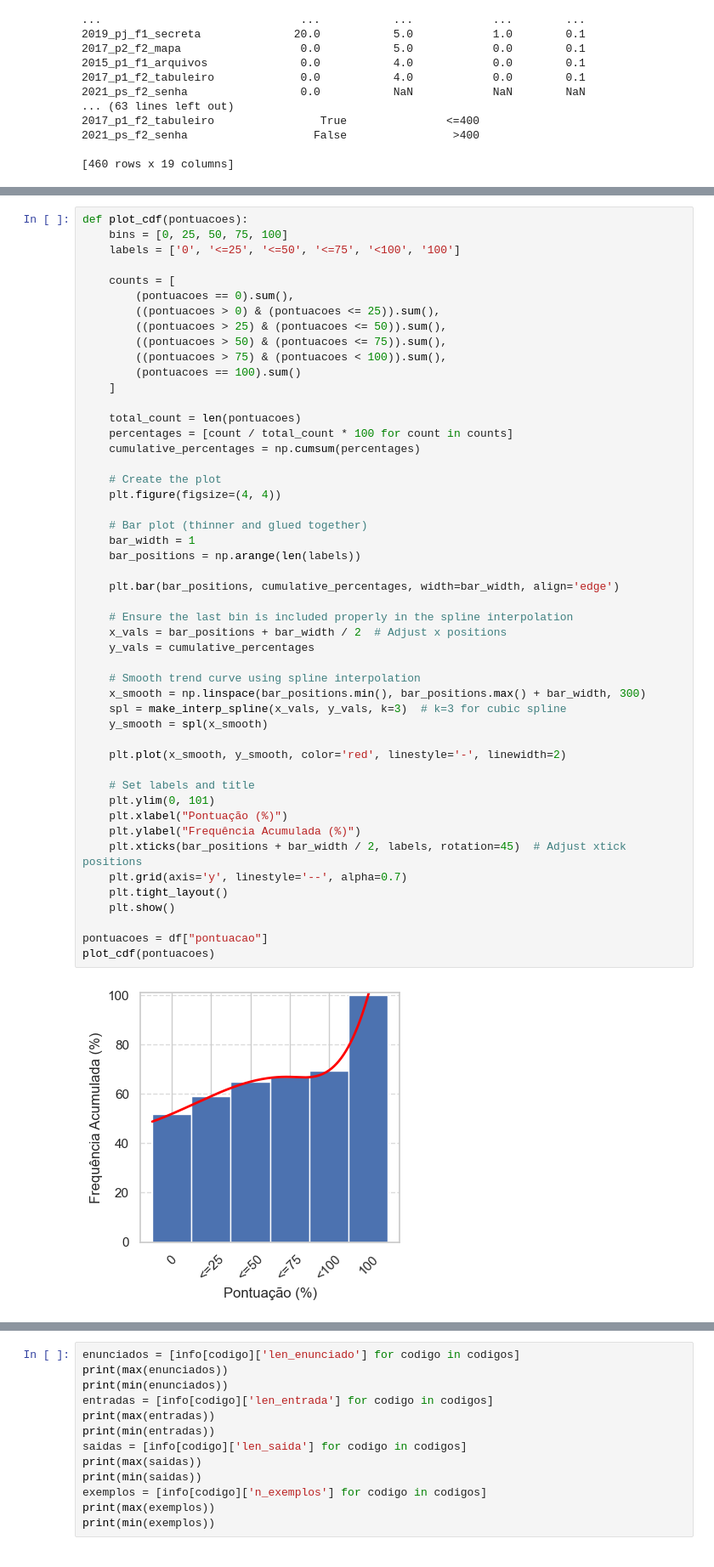
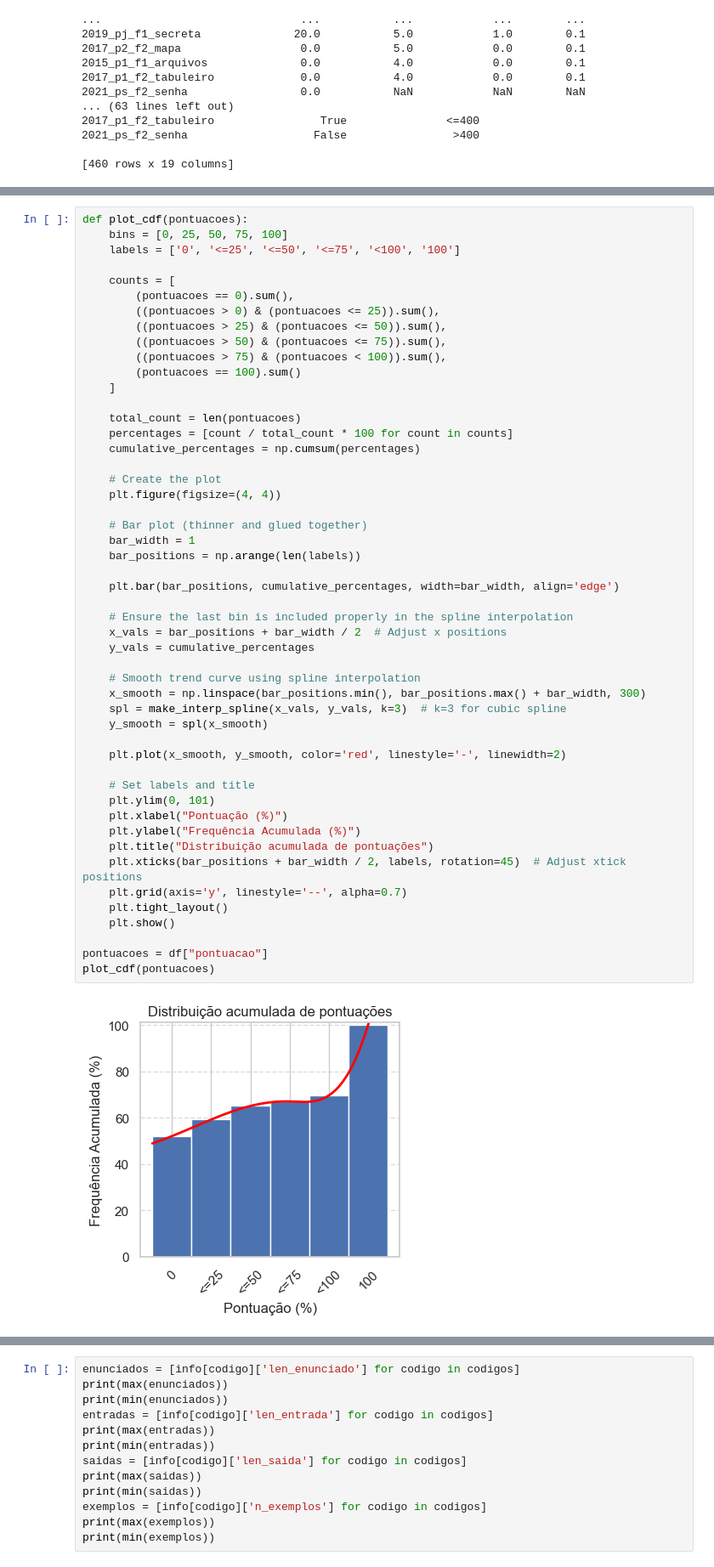
Before and after one commit to andre-n-alcantara/IC, a Jupyter notebook: report.ipynb, the cells around one changed output, grey strips where cells are left out. Shown at 85% size. Drawn from its saved outputs; the diff is of its cells as text.

```diff
--- a/report.ipynb
+++ b/report.ipynb
@@ -267,31 +271,32 @@ def plot_cdf(pontuacoes):
 
     # Bar plot (thinner and glued together)
     bar_width = 1
     bar_positions = np.arange(len(labels))
 
     plt.bar(bar_positions, cumulative_percentages, width=bar_width, align='edge')
 
     # Ensure the last bin is included properly in the spline interpolation
     x_vals = bar_positions + bar_width / 2  # Adjust x positions
     y_vals = cumulative_percentages
 
     # Smooth trend curve using spline interpolation
     x_smooth = np.linspace(bar_positions.min(), bar_positions.max() + bar_width, 300)
     spl = make_interp_spline(x_vals, y_vals, k=3)  # k=3 for cubic spline
     y_smooth = spl(x_smooth)
 
     plt.plot(x_smooth, y_smooth, color='red', linestyle='-', linewidth=2)
 
     # Set labels and title
     plt.ylim(0, 101)
     plt.xlabel("Pontuação (%)")
     plt.ylabel("Frequência Acumulada (%)")
+    plt.title("Distribuição acumulada de pontuações")
     plt.xticks(bar_positions + bar_width / 2, labels, rotation=45)  # Adjust xtick positions
     plt.grid(axis='y', linestyle='--', alpha=0.7)
     plt.tight_layout()
     plt.show()
 
 pontuacoes = df["pontuacao"]
 plot_cdf(pontuacoes)
 # %% [output]
-[figure, old version]
+[figure, new version]
```
Also changed, not shown: parts of 11 cells of this notebook.
